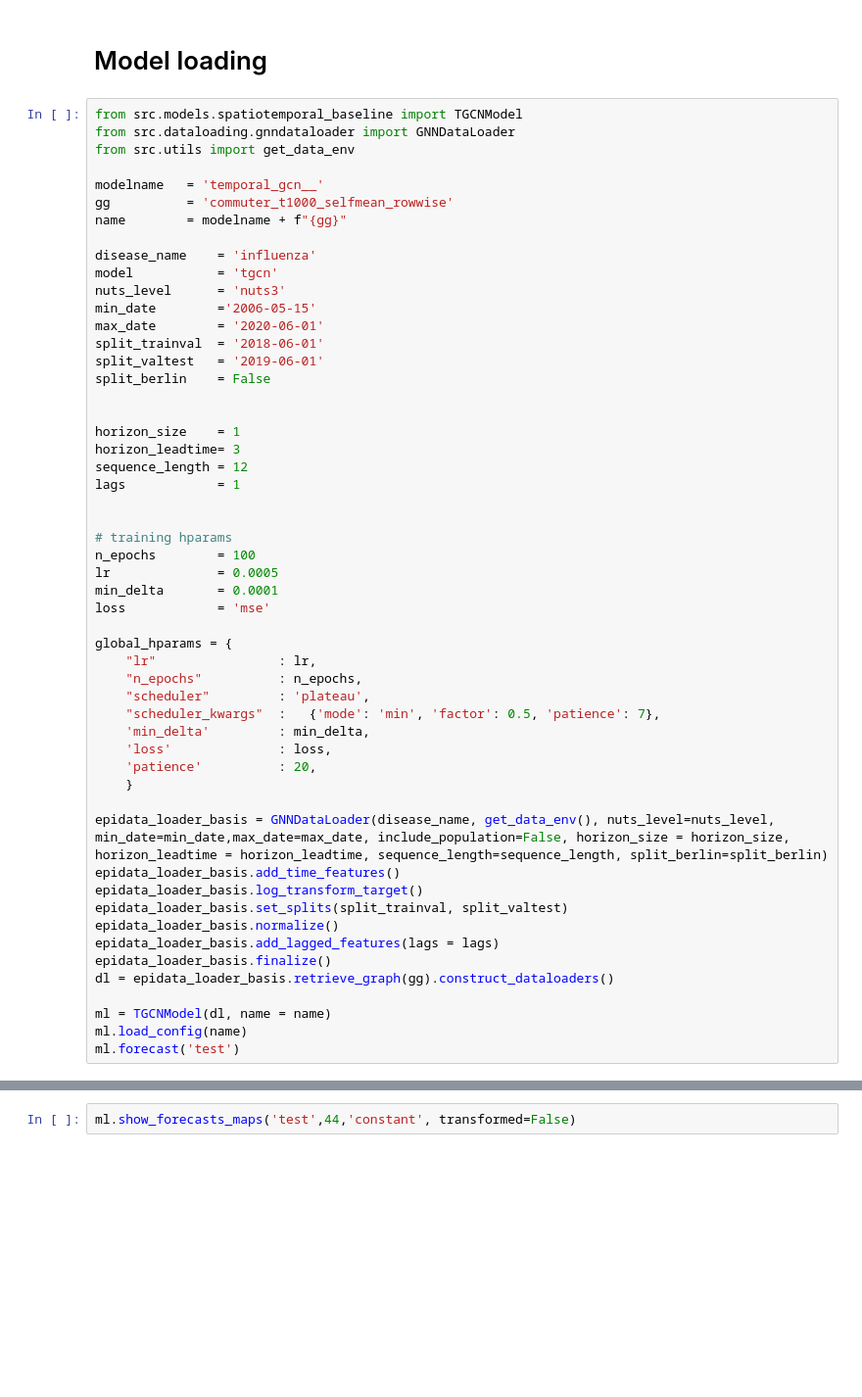
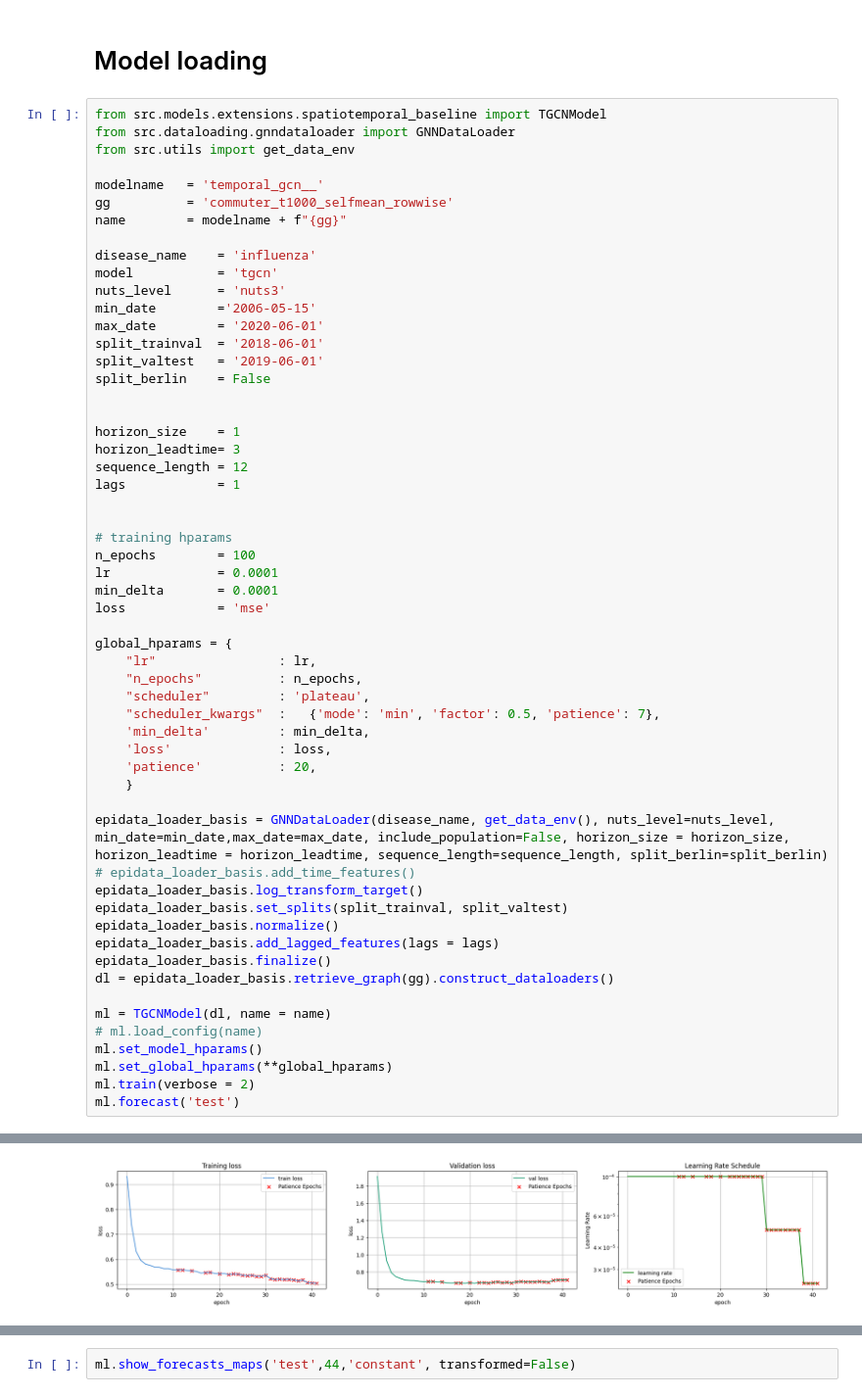
Before and after one commit to stends2001/infectious_disease_gnn, a Jupyter notebook: src/notebooks_storyline/4. TGCNs1.ipynb, the cells around one changed output, grey strips where cells are left out. Shown at 98% size. Cells and saved outputs as stored; diff of their text form; blank space fills up the shorter version.

```diff
--- a/src/notebooks_storyline/4. TGCNs1.ipynb
+++ b/src/notebooks_storyline/4. TGCNs1.ipynb
@@ -1,7 +1,7 @@
 # %% [markdown]
 # Model loading
 # %%
-from src.models.spatiotemporal_baseline import TGCNModel
+from src.models.extensions.spatiotemporal_baseline import TGCNModel
 from src.dataloading.gnndataloader import GNNDataLoader
 from src.utils import get_data_env
 
@@ -27,7 +27,7 @@ lags            = 1
 
 # training hparams
 n_epochs        = 100
-lr              = 0.0005
+lr              = 0.0001
 min_delta       = 0.0001
 loss            = 'mse'
 
@@ -42,7 +42,7 @@ global_hparams = {
     }
 
 epidata_loader_basis = GNNDataLoader(disease_name, get_data_env(), nuts_level=nuts_level, min_date=min_date,max_date=max_date, include_population=False, horizon_size = horizon_size, horizon_leadtime = horizon_leadtime, sequence_length=sequence_length, split_berlin=split_berlin)
-epidata_loader_basis.add_time_features()
+# epidata_loader_basis.add_time_features()
 epidata_loader_basis.log_transform_target()
 epidata_loader_basis.set_splits(split_trainval, split_valtest)
 epidata_loader_basis.normalize()
@@ -51,7 +51,10 @@ epidata_loader_basis.finalize()
 dl = epidata_loader_basis.retrieve_graph(gg).construct_dataloaders()
 
 ml = TGCNModel(dl, name = name)
-ml.load_config(name)
+# ml.load_config(name)
+ml.set_model_hparams()
+ml.set_global_hparams(**global_hparams)
+ml.train(verbose = 2)
 ml.forecast('test')
 # %% [output]
 Dataloader temporal windowing: extending data collection from 2006-05-15 to 2006-01-30 (+15 weeks)
@@ -61,0 +79 @@ Test loss: 0.9199
+[figure, added]
```
Also changed, not shown: parts of 4 cells of this notebook, 17 other files.
